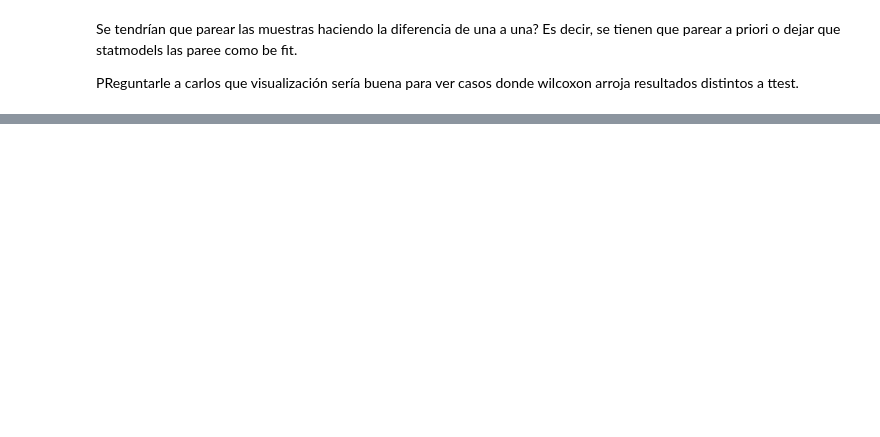
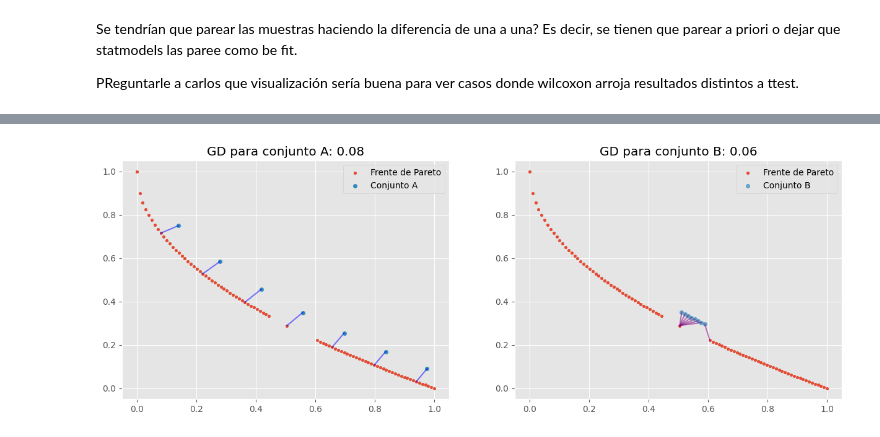
Before and after one commit to linear-regret/Tesis-Latex-LCD, a Jupyter notebook: generando_imgs_tesis.ipynb, the cells around one changed output, grey strips where cells are left out. Cells and saved outputs as stored; diff of their text form; code cells hidden in the pictures; blank space fills up the shorter version.

```diff
--- a/generando_imgs_tesis.ipynb
+++ b/generando_imgs_tesis.ipynb
@@ -775,0 +832,86 @@ plt.show()
+# %%
+import numpy as np
+import matplotlib.pyplot as plt
+from pymoo.problems import get_problem
+from pymoo.indicators.igd import IGD
+from pymoo.indicators.gd import GD
+from scipy.spatial import distance
+
+plt.style.use('ggplot')
+
+pf = get_problem("zdt1").pareto_front()
+punto_medio = pf[len(pf)//2]
+
+B = pf[len(pf)//2-5:len(pf)//2+5] * 1.1
+b_l = len(B)
+B = B[1:-1]
+A = pf[::len(pf)//len(B)] * 1.15
+A = A[1:-1]
+
+pf = np.r_[pf[:len(pf)//2-5], pf[len(pf)//2+10:]]
+pf = np.r_[pf, punto_medio.reshape(1, 2)]
+
+
+
+
+def draw_lines_approx_to_pf(approx_set, pareto_front,color_line,ax):
+    for point in approx_set:
+        closest_point = pareto_front[distance.cdist([point], pareto_front).argmin()]
+        ax.plot([point[0], closest_point[0]], [point[1], closest_point[1]], alpha=0.5, c=color_line)
+
+def draw_lines_pf_to_approx(pareto_front, approx_set,color_line,ax):
+    for point in pareto_front:
+        closest_point = approx_set[distance.cdist([point], approx_set).argmin()]
+        ax.plot([point[0], closest_point[0]], [point[1], closest_point[1]],alpha= 0.5,c=color_line)
+
+
+gd = GD(pf)
+igd = IGD(pf)
+gd_A, gd_B = gd(A), gd(B)
+igd_A, igd_B = igd(A), igd(B)
+
+fig, ax= plt.subplots(nrows=1,ncols=2,figsize=(15, 5))
+
+ax[0].scatter(pf[:, 0], pf[:, 1], label='Frente de Pareto', s=10)
+ax[0].scatter(A[:, 0], A[:, 1], label='Conjunto A', s=20)
+draw_lines_approx_to_pf(A, pf,color_line='blue',ax=ax[0])
+ax[0].set_title(f"GD para conjunto A: {round(gd_A,2)}")
+ax[0].legend()
+
+ax[1].scatter(pf[:, 0], pf[:, 1], label='Frente de Pareto', s=10)
+ax[1].scatter(B[:, 0], B[:, 1], label='Conjunto B', s=20, alpha=0.7)
+draw_lines_approx_to_pf(B, pf,color_line='purple',ax=ax[1])
+ax[1].set_title(f"GD para conjunto B: {round(gd_B,2)}")
+
+ax[1].legend()
+plt.savefig('../Tesis_Latex_LCD/Figuras/GD_demo.pdf')
+plt.show()
+
+fig, ax= plt.subplots(nrows=1,ncols=2,figsize=(15, 5))
+# IGD
+ax[0].scatter(pf[:, 0], pf[:, 1], label='Frente de Pareto', s=10)
+ax[0].scatter(A[:, 0], A[:, 1], label='Conjunto A', s=20)
+draw_lines_pf_to_approx(pf, A,color_line='blue',ax=ax[0])
+ax[0].set_title(f"IGD para conjunto A: {round(igd_A,2)}")
+ax[0].legend()
+
+ax[1].scatter(pf[:, 0], pf[:, 1], label='Frente de Pareto', s=10)
+ax[1].scatter(B[:, 0], B[:, 1], label='Conjunto B', s=20, alpha=0.7)
+draw_lines_pf_to_approx(pf, B,color_line='purple',ax=ax[1])
+ax[1].set_title(f"IGD para conjunto B: {round(igd_B,2)}")
+ax[1].legend()
+
+
+print("GD for A:", gd_A)
+print("GD for B:", gd_B)
+print("GD Comparison (A > B):", gd_A > gd_B)
+
+print("IGD for A:", igd_A)
+print("IGD for B:", igd_B)
+print("IGD Comparison (A > B):", igd_A > igd_B)
+
+plt.legend()
+plt.savefig('../Tesis_Latex_LCD/Figuras/IGD_demo.pdf')
+plt.show()
+# %% [output]
+[figure, added]
```
Also changed, not shown: parts of 31 cells of this notebook, 14 other files.
